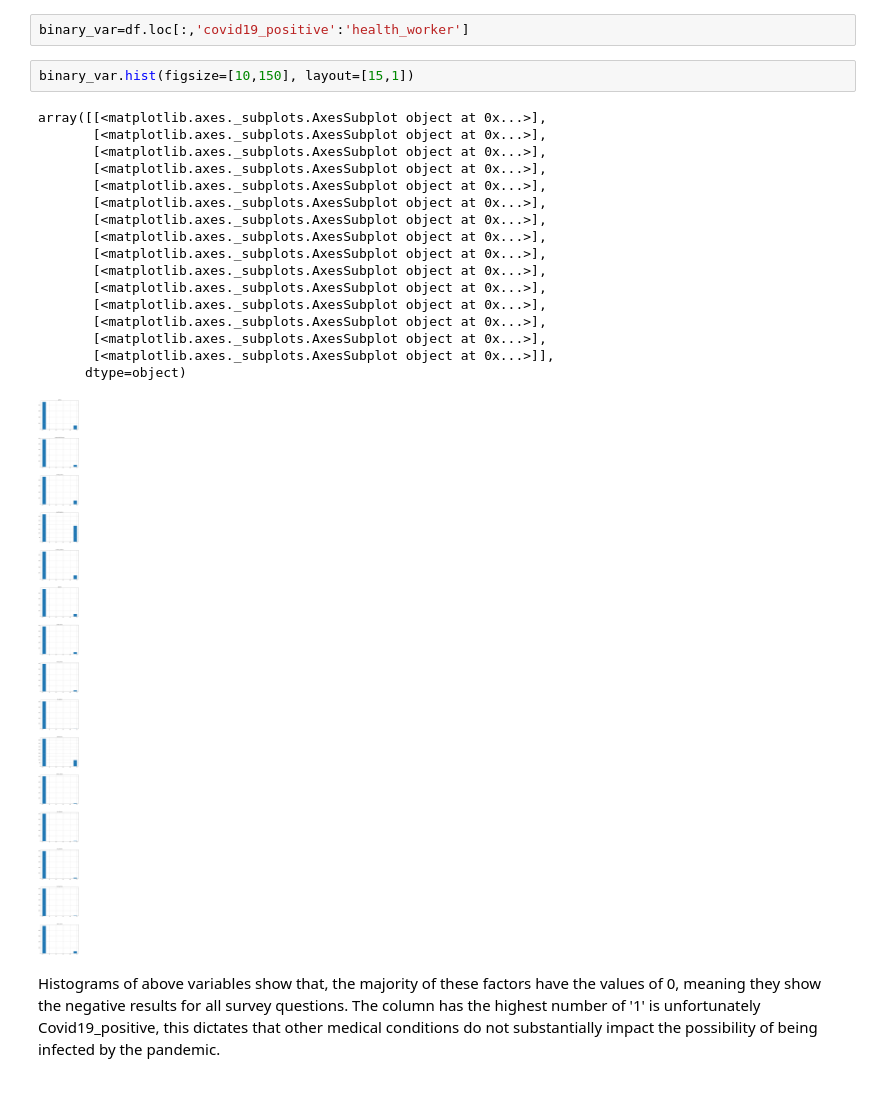
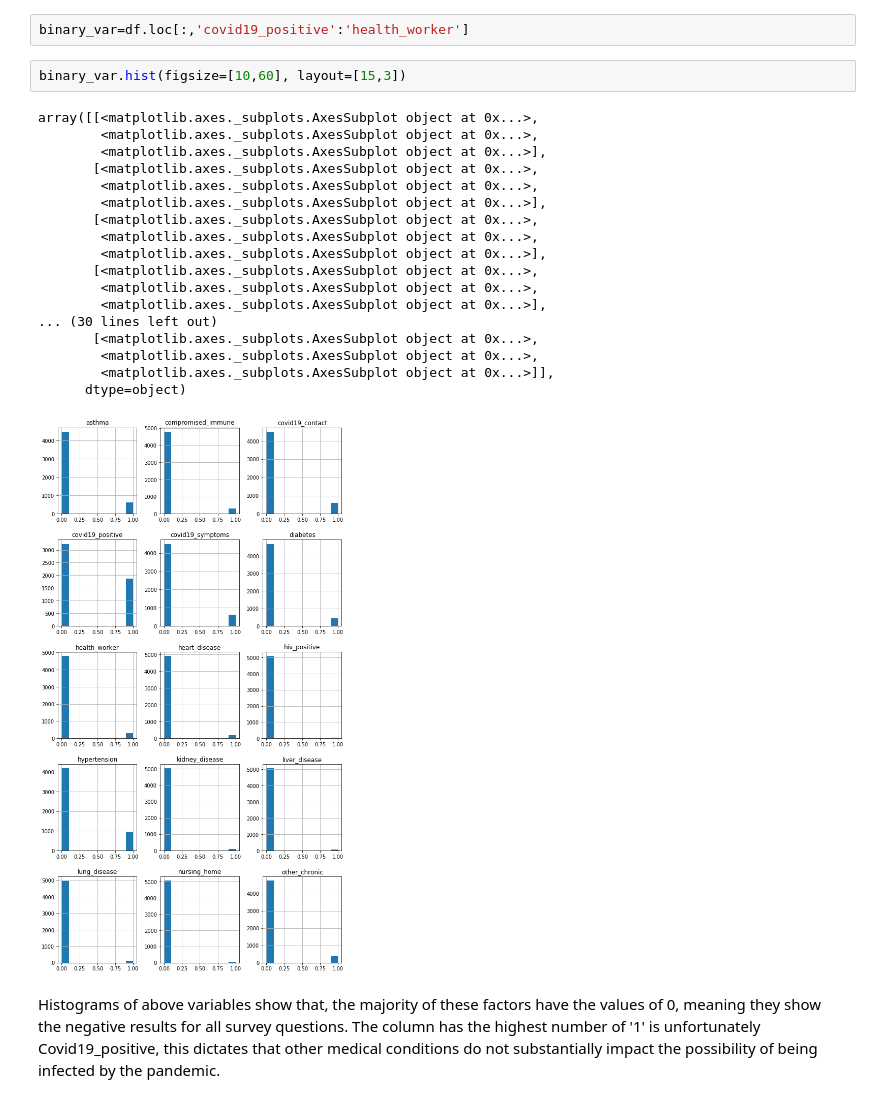
Before and after one commit to thanh31596/ds_covid_proj, a Jupyter notebook: covid_explore.ipynb, the cells around one changed output. Saved outputs shown, nothing was run; the diff lists cells and outputs as text.

Commit message:
Add files via upload
Updated histograms

```diff
--- a/covid_explore.ipynb
+++ b/covid_explore.ipynb
@@ -393,25 +393,26 @@ For variables with nominal values, the most appropriate distribution visualisati
 # %%
 binary_var=df.loc[:,'covid19_positive':'health_worker']
 # %%
-binary_var.hist(figsize=[10,150], layout=[15,1])
+binary_var.hist(figsize=[10,60], layout=[15,3])
 # %% [output]
-array([[<matplotlib.axes._subplots.AxesSubplot object at 0x...>],
-       [<matplotlib.axes._subplots.AxesSubplot object at 0x...>],
-       [<matplotlib.axes._subplots.AxesSubplot object at 0x...>],
-       [<matplotlib.axes._subplots.AxesSubplot object at 0x...>],
-       [<matplotlib.axes._subplots.AxesSubplot object at 0x...>],
-       [<matplotlib.axes._subplots.AxesSubplot object at 0x...>],
-       [<matplotlib.axes._subplots.AxesSubplot object at 0x...>],
-       [<matplotlib.axes._subplots.AxesSubplot object at 0x...>],
-       [<matplotlib.axes._subplots.AxesSubplot object at 0x...>],
-       [<matplotlib.axes._subplots.AxesSubplot object at 0x...>],
-       [<matplotlib.axes._subplots.AxesSubplot object at 0x...>],
-       [<matplotlib.axes._subplots.AxesSubplot object at 0x...>],
-       [<matplotlib.axes._subplots.AxesSubplot object at 0x...>],
-       [<matplotlib.axes._subplots.AxesSubplot object at 0x...>],
-       [<matplotlib.axes._subplots.AxesSubplot object at 0x...>]],
+array([[<matplotlib.axes._subplots.AxesSubplot object at 0x...>,
+        <matplotlib.axes._subplots.AxesSubplot object at 0x...>,
+        <matplotlib.axes._subplots.AxesSubplot object at 0x...>],
+       [<matplotlib.axes._subplots.AxesSubplot object at 0x...>,
+        <matplotlib.axes._subplots.AxesSubplot object at 0x...>,
+        <matplotlib.axes._subplots.AxesSubplot object at 0x...>],
+       [<matplotlib.axes._subplots.AxesSubplot object at 0x...>,
+        <matplotlib.axes._subplots.AxesSubplot object at 0x...>,
+        <matplotlib.axes._subplots.AxesSubplot object at 0x...>],
+       [<matplotlib.axes._subplots.AxesSubplot object at 0x...>,
+        <matplotlib.axes._subplots.AxesSubplot object at 0x...>,
+        <matplotlib.axes._subplots.AxesSubplot object at 0x...>],
+... (30 lines left out)
+       [<matplotlib.axes._subplots.AxesSubplot object at 0x...>,
+        <matplotlib.axes._subplots.AxesSubplot object at 0x...>,
+        <matplotlib.axes._subplots.AxesSubplot object at 0x...>]],
       dtype=object)
-[figure, old version]
+[figure, new version]
 # %% [markdown]
 Histograms of above variables show that, the majority of these factors have the values of 0, meaning they show the negative results for all survey questions. The column has the highest number of '1' is unfortunately Covid19_positive, this dictates that other medical conditions do not substantially impact the possibility of being infected by the pandemic.
 # %%
```
